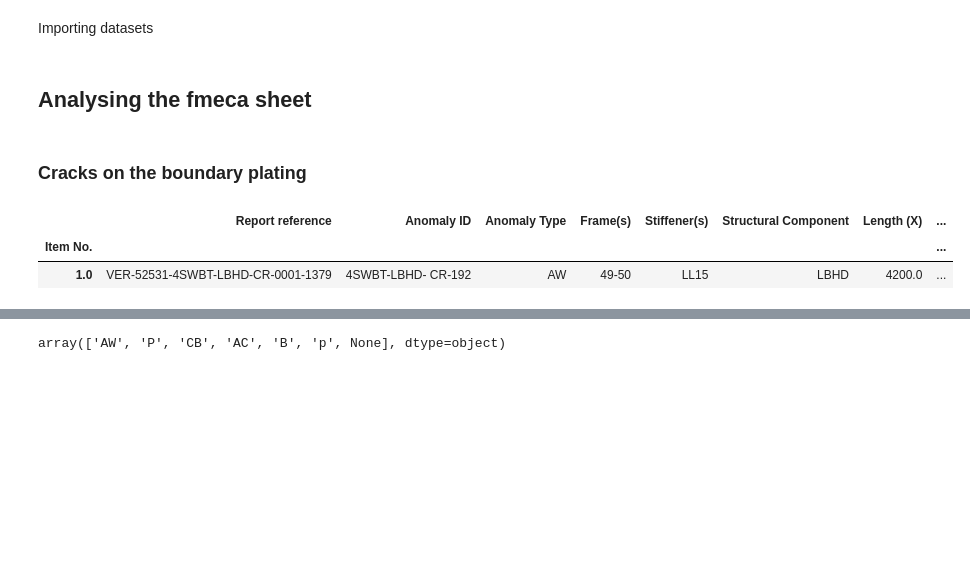
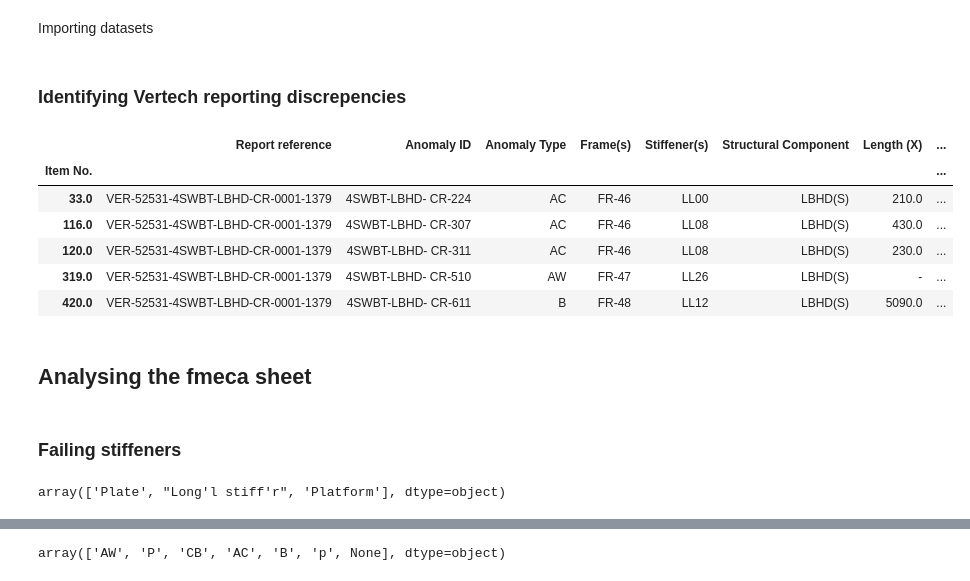
Before and after one commit to nishamnisham/PythonScripts, a Jupyter notebook: XLWINGS/jad_fmeca_batch5_reporting.ipynb, the cells around one changed output, grey strips where cells are left out. Drawn from its saved outputs; the diff is of its cells as text; code cells hidden in the pictures; blank space fills up the shorter version.

```diff
--- a/XLWINGS/jad_fmeca_batch5_reporting.ipynb
+++ b/XLWINGS/jad_fmeca_batch5_reporting.ipynb
@@ -51,12 +61,23 @@ df2 = importdf(batch5b,pathBatch5b,shtBatch5b,cellRangeBatch5b)
 # %%
-df = pd.concat([df1, df2], axis=0)
+#df = pd.concat([df1, df2], axis=0)
+df = df1
+# %% [markdown]
+### Identifying Vertech reporting discrepencies
+# %%
+df[df["EN01"].isnull()]
+# %% [output]
+|  | Report reference | Anomaly ID | Anomaly Type | Frame(s) | Stiffener(s) | Structural Component | Length (X) | ... |
+| Item No. |  |  |  |  |  |  |  | ... |
+| 33.0 | VER-52531-4SWBT-LBHD-CR-0001-1379 | 4SWBT-LBHD- CR-224 | AC | FR-46 | LL00 | LBHD(S) | 210.0 | ... |
+| 116.0 | VER-52531-4SWBT-LBHD-CR-0001-1379 | 4SWBT-LBHD- CR-307 | AC | FR-46 | LL08 | LBHD(S) | 430.0 | ... |
+| 120.0 | VER-52531-4SWBT-LBHD-CR-0001-1379 | 4SWBT-LBHD- CR-311 | AC | FR-46 | LL08 | LBHD(S) | 230.0 | ... |
+| 319.0 | VER-52531-4SWBT-LBHD-CR-0001-1379 | 4SWBT-LBHD- CR-510 | AW | FR-47 | LL26 | LBHD(S) | - | ... |
+| 420.0 | VER-52531-4SWBT-LBHD-CR-0001-1379 | 4SWBT-LBHD- CR-611 | B | FR-48 | LL12 | LBHD(S) | 5090.0 | ... |
 # %% [markdown]
 ## Analysing the fmeca sheet
-# %% [markdown]
-### Cracks on the boundary plating
-# %%
-df.head(1)
-# %% [output]
-|  | Report reference | Anomaly ID | Anomaly Type | Frame(s) | Stiffener(s) | Structural Component | Length (X) | ... |
-| Item No. |  |  |  |  |  |  |  | ... |
-| 1.0 | VER-52531-4SWBT-LBHD-CR-0001-1379 | 4SWBT-LBHD- CR-192 | AW | 49-50 | LL15 | LBHD | 4200.0 | ... |
+# %% [markdown]
+### Failing stiffeners
+# %%
+df["Local Structure"].unique()
+# %% [output]
+array(['Plate', "Long'l stiff'r", 'Platform'], dtype=object)
```
Also changed, not shown: parts of 37 cells of this notebook, 4 other files.
